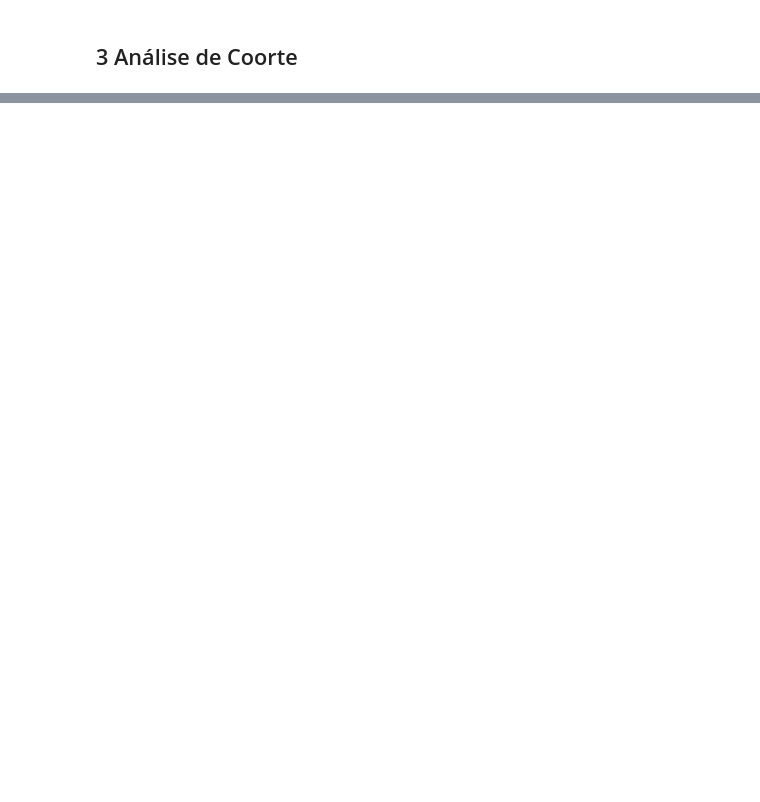
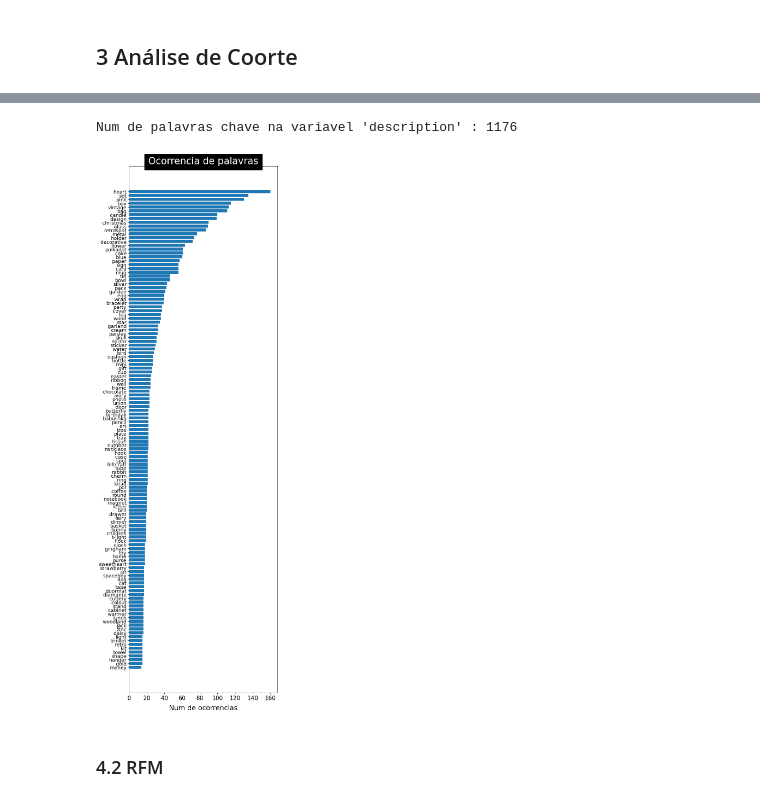
Before and after one commit to renanpan/Segmentando_clientes, a Jupyter notebook: projeto_sprint_13.ipynb, the cells around one changed output, grey strips where cells are left out. Cells and saved outputs as stored; diff of their text form; code cells hidden in the pictures; blank space fills up the shorter version.

Commit message:
Removida codificação e inicio agrupamento por produto

```diff
--- a/projeto_sprint_13.ipynb
+++ b/projeto_sprint_13.ipynb
@@ -955,3 +774,0 @@ labels = km.fit_predict(X_sc)
-# %%
-#armazenar as etiquetas de agrupamento no nosso DataFrame
-ecommerce_clean_27['cluster'] = labels
@@ -982,0 +832,9 @@ ecommerce_clean_27.groupby(['cluster']).mean()
+# %%
+# Retornar a lista de produtos
+
+df_products = pd.DataFrame(ecommerce_clean_27['description'].unique()).rename(columns={0:'description'})
+# %%
+# Após criar a lista uso a função para analizar a descrição dos vários produtos
+keywords, keywords_roots, keywords_select, count_keywords = keywords_inventory(df_products)
+# %% [output]
+Num de palavras chave na variavel 'description' : 1176
@@ -982,0 +848,31 @@ ecommerce_clean_27.groupby(['cluster']).mean()
+# %%
+# Transformar count_keywords em uma lista para distribui-las conforme a frequência
+
+list_products = []
+for k, v in count_keywords.items():
+    list_products.append([keywords_select[k],v])
+list_products.sort(key = lambda x:x[1], reverse = True)
+# %%
+# Plotar o resultado
+
+list = sorted(list_products, key = lambda x:x[1], reverse = True)
+#_______________________________
+plt.rc('font', weight='normal')
+fig, ax = plt.subplots(figsize=(7, 25))
+y_axis = [i[1] for i in list[:125]]
+x_axis = [k for k,i in enumerate(list[:125])]
+x_label = [i[0] for i in list[:125]]
+plt.xticks(fontsize = 15)
+plt.yticks(fontsize = 13)
+plt.yticks(x_axis, x_label)
+plt.xlabel("Num de ocorrencias", fontsize = 18, labelpad = 10)
+ax.barh(x_axis, y_axis, align = 'center')
+ax = plt.gca()
+ax.invert_yaxis()
+#_______________________________________________________________________________________
+plt.title("Ocorrencia de palavras",bbox={'facecolor':'k', 'pad':5}, color='w',fontsize = 25)
+plt.show()
+# %% [output]
+[figure, added]
+# %% [markdown]
+### 4.2 RFM
```
Also changed, not shown: parts of 82 cells of this notebook, 1 other file.
